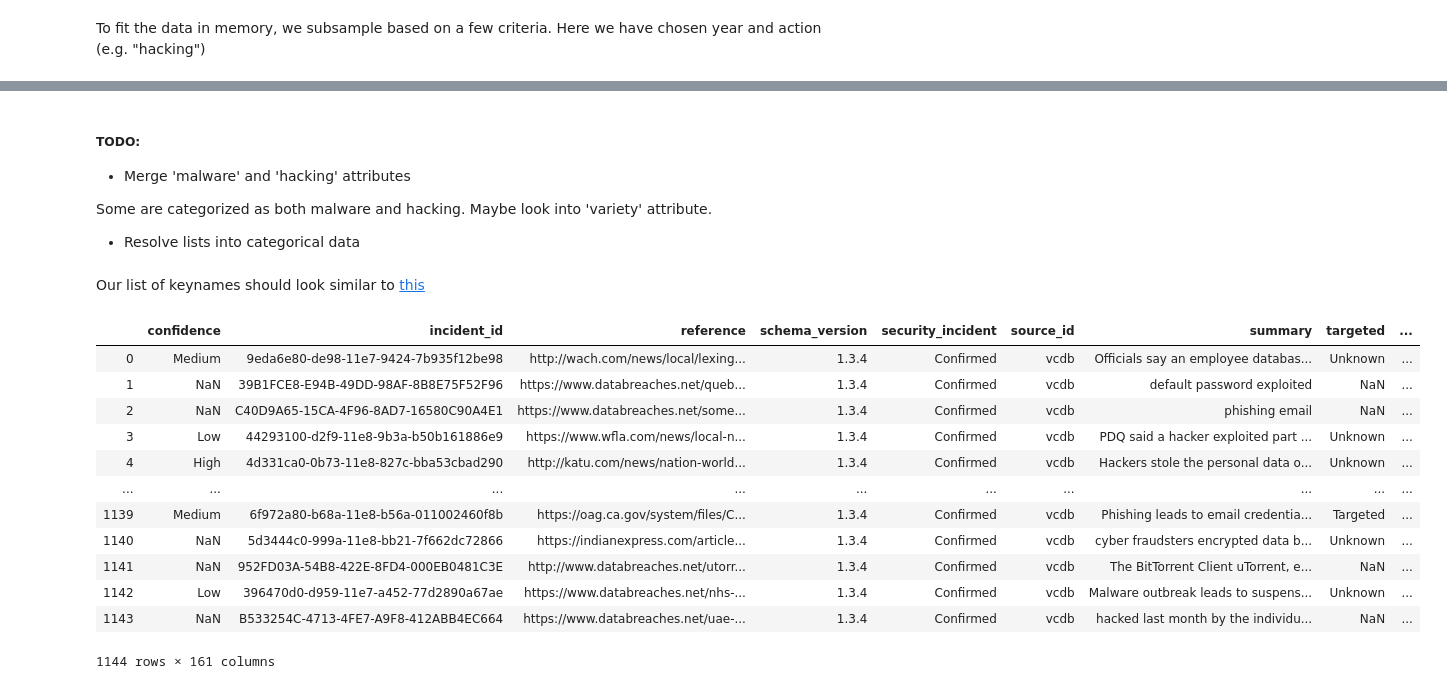
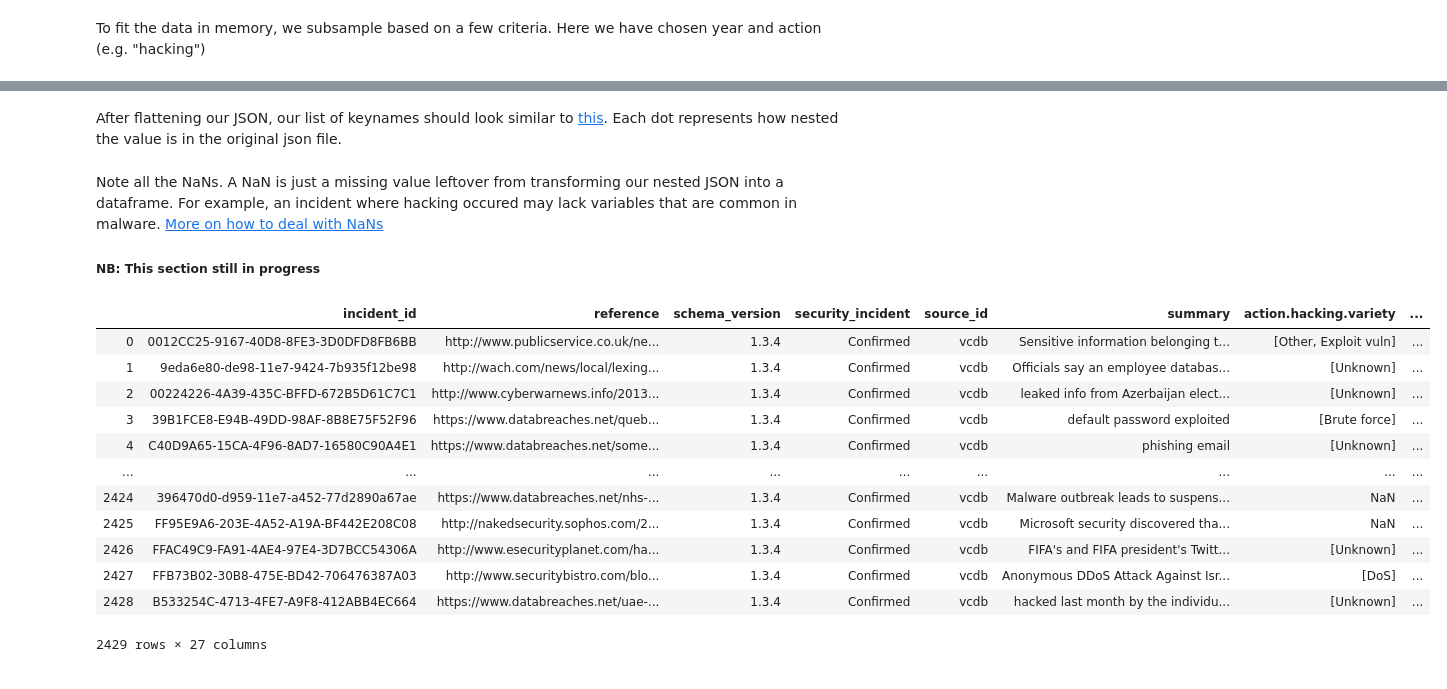
Before and after one commit to ethanpaek/CloudBleed_Project_2019, a Jupyter notebook: test.ipynb, the cells around one changed output, grey strips where cells are left out. Cells and saved outputs as stored; diff of their text form; code cells hidden in the pictures.

Commit message:
add more on dealing with NaN values

```diff
--- a/test.ipynb
+++ b/test.ipynb
@@ -64,32 +64,29 @@ pp.pprint(random.choice(content))
 # %%
 #Flattened data so far. Each dot indicates another nested level.
 df = pd.io.json.json_normalize(content)
-# %% [markdown]
-##### TODO:
-* Merge 'malware' and 'hacking' attributes
-
-Some are categorized as both malware and hacking. Maybe look into 'variety' attribute.
-* Resolve lists into categorical data
 # %% [markdown]
-Our list of keynames should look similar to [this](https://github.com/vz-risk/VCDB/blob/master/vcdb-keynames-real.txt)
+After flattening our JSON, our list of keynames should look similar to [this](https://github.com/vz-risk/VCDB/blob/master/vcdb-keynames-real.txt). Each dot represents how nested the value is in the original json file.
-# %%
-
-# df = df.loc[:,~df.columns.str.startswith('plus.pci')]
-# df = df.loc[:, ~df.columns.str.endswith('notes', 'pci.')]
-df
-# %% [output]
-|  | confidence | incident_id | reference | schema_version | security_incident | source_id | summary | targeted | ... |
-| 0 | Medium | 9eda6e80-de98-11e7-9424-7b935f12be98 | http://wach.com/news/local/lexing... | 1.3.4 | Confirmed | vcdb | Officials say an employee databas... | Unknown | ... |
-| 1 | NaN | 39B1FCE8-E94B-49DD-98AF-8B8E75F52F96 | https://www.databreaches.net/queb... | 1.3.4 | Confirmed | vcdb | default password exploited | NaN | ... |
-| 2 | NaN | C40D9A65-15CA-4F96-8AD7-16580C90A4E1 | https://www.databreaches.net/some... | 1.3.4 | Confirmed | vcdb | phishing email | NaN | ... |
-| 3 | Low | 44293100-d2f9-11e8-9b3a-b50b161886e9 | https://www.wfla.com/news/local-n... | 1.3.4 | Confirmed | vcdb | PDQ said a hacker exploited part ... | Unknown | ... |
-| 4 | High | 4d331ca0-0b73-11e8-827c-bba53cbad290 | http://katu.com/news/nation-world... | 1.3.4 | Confirmed | vcdb | Hackers stole the personal data o... | Unknown | ... |
-| ... | ... | ... | ... | ... | ... | ... | ... | ... | ... |
-| 1139 | Medium | 6f972a80-b68a-11e8-b56a-011002460f8b | https://oag.ca.gov/system/files/C... | 1.3.4 | Confirmed | vcdb | Phishing leads to email credentia... | Targeted | ... |
-| 1140 | NaN | 5d3444c0-999a-11e8-bb21-7f662dc72866 | https://indianexpress.com/article... | 1.3.4 | Confirmed | vcdb | cyber fraudsters encrypted data b... | Unknown | ... |
-| 1141 | NaN | 952FD03A-54B8-422E-8FD4-000EB0481C3E | http://www.databreaches.net/utorr... | 1.3.4 | Confirmed | vcdb | The BitTorrent Client uTorrent, e... | NaN | ... |
-| 1142 | Low | 396470d0-d959-11e7-a452-77d2890a67ae | https://www.databreaches.net/nhs-... | 1.3.4 | Confirmed | vcdb | Malware outbreak leads to suspens... | Unknown | ... |
-| 1143 | NaN | B533254C-4713-4FE7-A9F8-412ABB4EC664 | https://www.databreaches.net/uae-... | 1.3.4 | Confirmed | vcdb | hacked last month by the individu... | NaN | ... |
-1144 rows × 161 columns
+# %% [markdown]
+Note all the NaNs. A NaN is just a missing value leftover from transforming our nested JSON into a dataframe. For example, an incident where hacking occured may lack variables that are common in malware. [More on how to deal with NaNs](https://pandas.pydata.org/pandas-docs/stable/reference/api/pandas.DataFrame.dropna.html#pandas.DataFrame.dropna)
+
+ ##### NB: This section still in progress
+# %%
+len(df)
+df_na_dropped = df.dropna(thresh= .8 * (len(df)), axis=1)
+df_na_dropped
+# %% [output]
+|  | incident_id | reference | schema_version | security_incident | source_id | summary | action.hacking.variety | ... |
+| 0 | 0012CC25-9167-40D8-8FE3-3D0DFD8FB6BB | http://www.publicservice.co.uk/ne... | 1.3.4 | Confirmed | vcdb | Sensitive information belonging t... | [Other, Exploit vuln] | ... |
+| 1 | 9eda6e80-de98-11e7-9424-7b935f12be98 | http://wach.com/news/local/lexing... | 1.3.4 | Confirmed | vcdb | Officials say an employee databas... | [Unknown] | ... |
+| 2 | 00224226-4A39-435C-BFFD-672B5D61C7C1 | http://www.cyberwarnews.info/2013... | 1.3.4 | Confirmed | vcdb | leaked info from Azerbaijan elect... | [Unknown] | ... |
+| 3 | 39B1FCE8-E94B-49DD-98AF-8B8E75F52F96 | https://www.databreaches.net/queb... | 1.3.4 | Confirmed | vcdb | default password exploited | [Brute force] | ... |
+| 4 | C40D9A65-15CA-4F96-8AD7-16580C90A4E1 | https://www.databreaches.net/some... | 1.3.4 | Confirmed | vcdb | phishing email | [Unknown] | ... |
+| ... | ... | ... | ... | ... | ... | ... | ... | ... |
+| 2424 | 396470d0-d959-11e7-a452-77d2890a67ae | https://www.databreaches.net/nhs-... | 1.3.4 | Confirmed | vcdb | Malware outbreak leads to suspens... | NaN | ... |
+| 2425 | FF95E9A6-203E-4A52-A19A-BF442E208C08 | http://nakedsecurity.sophos.com/2... | 1.3.4 | Confirmed | vcdb | Microsoft security discovered tha... | NaN | ... |
+| 2426 | FFAC49C9-FA91-4AE4-97E4-3D7BCC54306A | http://www.esecurityplanet.com/ha... | 1.3.4 | Confirmed | vcdb | FIFA's and FIFA president's Twitt... | [Unknown] | ... |
+| 2427 | FFB73B02-30B8-475E-BD42-706476387A03 | http://www.securitybistro.com/blo... | 1.3.4 | Confirmed | vcdb | Anonymous DDoS Attack Against Isr... | [DoS] | ... |
+| 2428 | B533254C-4713-4FE7-A9F8-412ABB4EC664 | https://www.databreaches.net/uae-... | 1.3.4 | Confirmed | vcdb | hacked last month by the individu... | [Unknown] | ... |
+2429 rows × 27 columns
 # %%
 df_action = df.loc[:, df.columns.str.startswith('action')]
```
Also changed, not shown: parts of 7 cells of this notebook.
